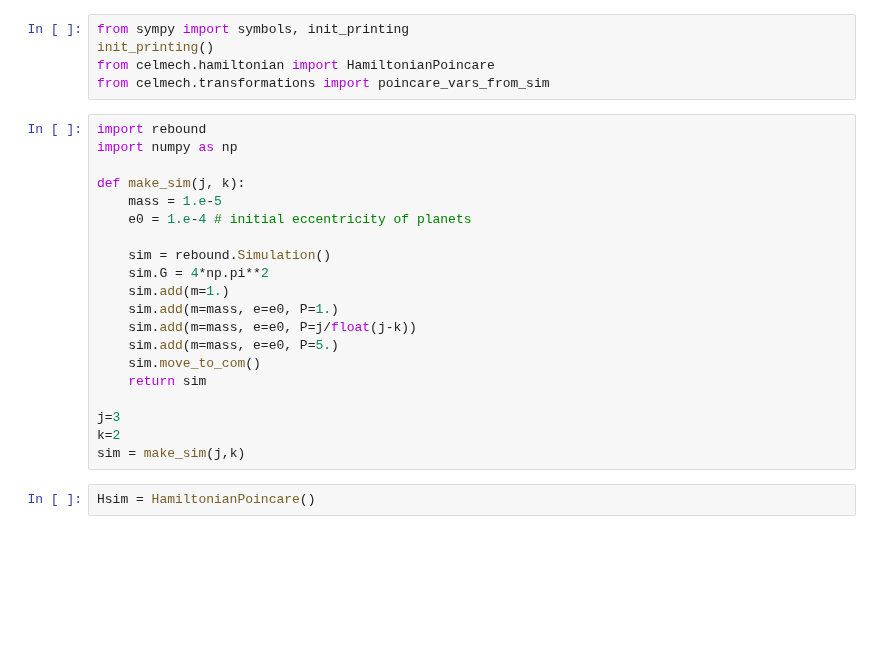
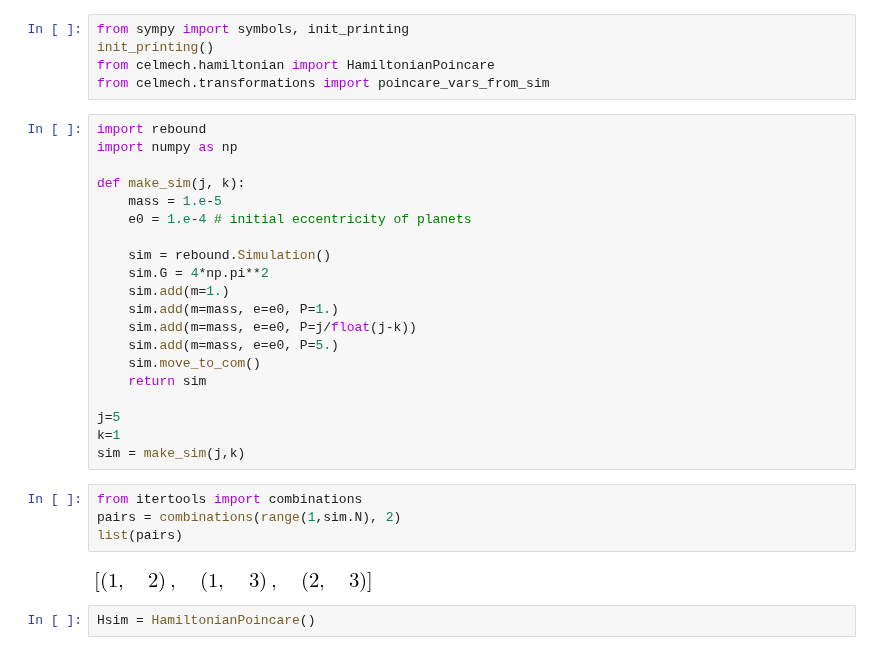
Before and after one commit to shadden/celmech, a Jupyter notebook: HamiltonianPoincare.ipynb, the cells around one changed output. Drawn from its saved outputs; the diff is of its cells as text; blank space fills up the shorter version.

```diff
--- a/HamiltonianPoincare.ipynb
+++ b/HamiltonianPoincare.ipynb
@@ -20,9 +20,15 @@ def make_sim(j, k):
     sim.move_to_com()
     return sim
 
-j=3
-k=2
+j=5
+k=1
 sim = make_sim(j,k)
+# %%
+from itertools import combinations
+pairs = combinations(range(1,sim.N), 2)
+list(pairs)
+# %% [output]
+[figure, added]
 # %%
 Hsim = HamiltonianPoincare()
 # %%
```
Also changed, not shown: parts of 7 cells of this notebook, 2 other files.
